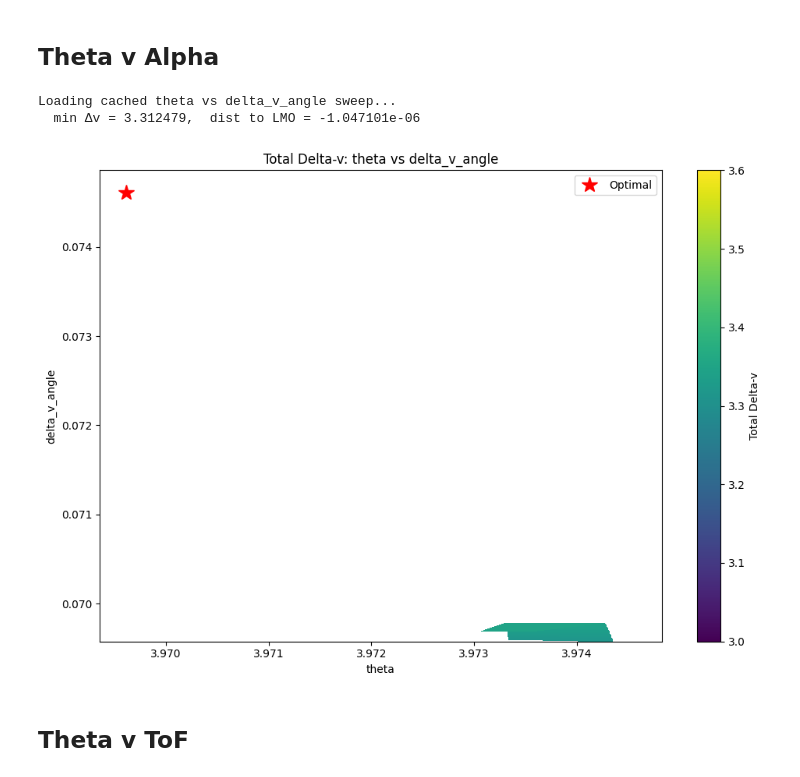
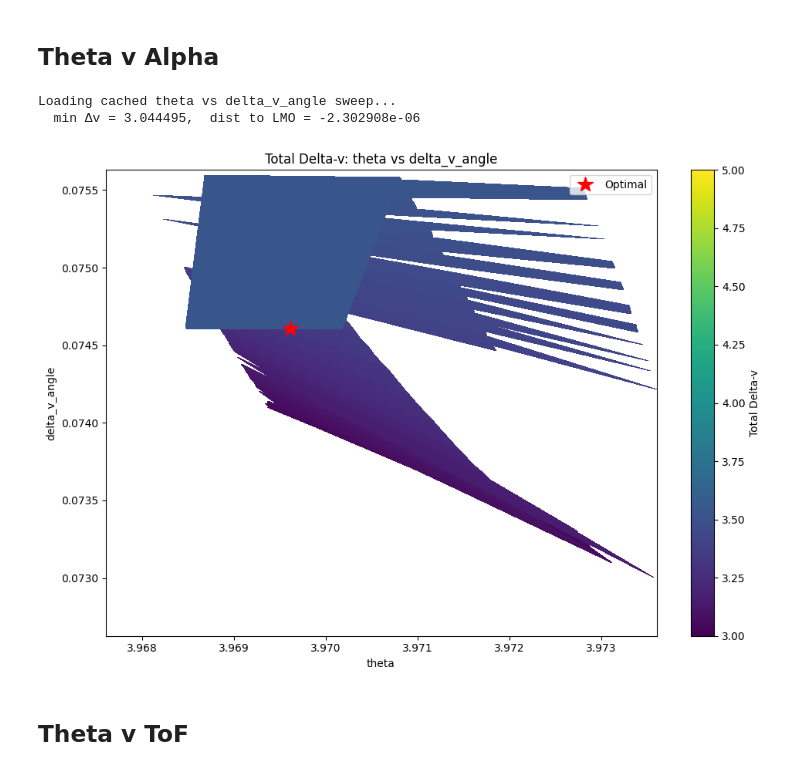
Before and after one commit to samcoulthurst/TrajectoryOptimizer, a Jupyter notebook: notebooks/sensitivites.ipynb, the cells around one changed output. Saved outputs shown, nothing was run; the diff lists cells and outputs as text; code cells hidden in the pictures.

```diff
--- a/notebooks/sensitivites.ipynb
+++ b/notebooks/sensitivites.ipynb
@@ -107,11 +97,11 @@ New optimal found: Delta_v=3.10 km/s, Theta=3.97 rad, Delta_v_angle=0.07 rad, TO
 # %% [markdown]
 ## Theta v Alpha
 # %%
-theta_alpha_sweep = run_sensitivity('theta', theta_delta, 'delta_v_angle', delta_v_angle_delta)
+theta_alpha_sweep = run_sensitivity('theta', theta_delta, 'delta_v_angle', delta_v_angle_delta, grid_size=401)
 # %% [output]
 Loading cached theta vs delta_v_angle sweep...
-  min Δv = 3.312479,  dist to LMO = -1.047101e-06
+  min Δv = 3.044495,  dist to LMO = -2.302908e-06
-[figure, old version]
+[figure, new version]
 # %% [markdown]
 ## Theta v ToF
 # %%
```
Also changed, not shown: parts of 5 cells of this notebook, 3 other files.
